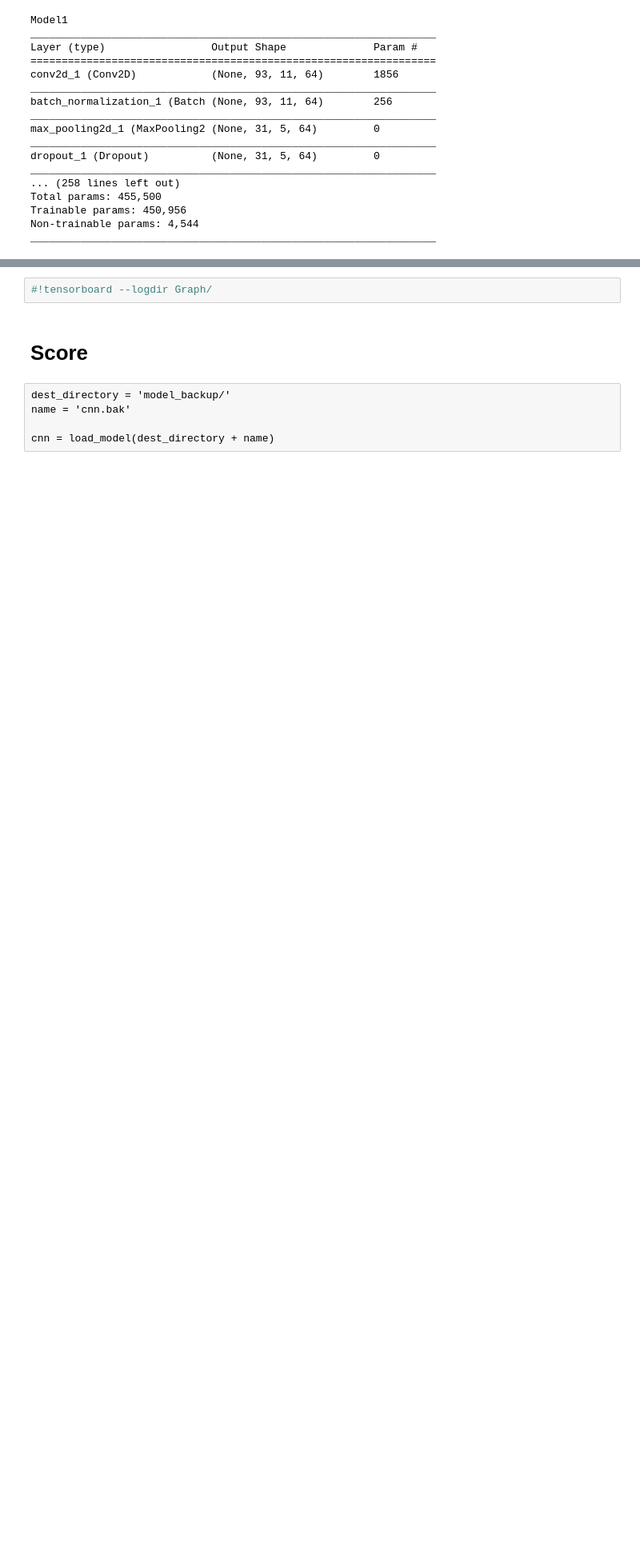
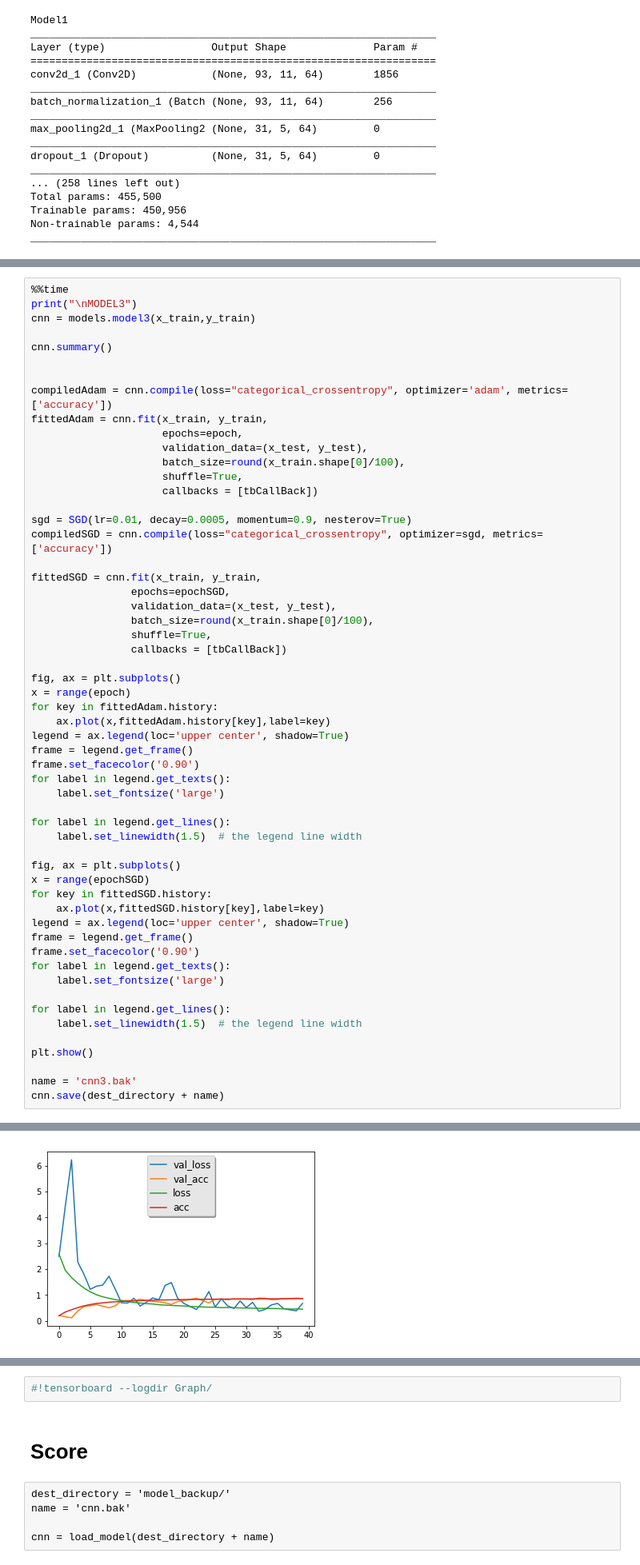
Before and after one commit to mrektor/HDA_speechCommand, a Jupyter notebook: Processing.ipynb, the cells around one changed output, grey strips where cells are left out. Shown at 80% size. Cells and saved outputs as stored; diff of their text form; blank space fills up the shorter version.

```diff
--- a/Processing.ipynb
+++ b/Processing.ipynb
@@ -215,0 +246,57 @@ plt.show()
+# %%
+%%time
+print("\nMODEL3")
+cnn = models.model3(x_train,y_train)
+
+cnn.summary()
+
+
+compiledAdam = cnn.compile(loss="categorical_crossentropy", optimizer='adam', metrics=['accuracy'])
+fittedAdam = cnn.fit(x_train, y_train,
+                     epochs=epoch,
+                     validation_data=(x_test, y_test),
+                     batch_size=round(x_train.shape[0]/100),
+                     shuffle=True,
+                     callbacks = [tbCallBack])
+
+sgd = SGD(lr=0.01, decay=0.0005, momentum=0.9, nesterov=True)
+compiledSGD = cnn.compile(loss="categorical_crossentropy", optimizer=sgd, metrics=['accuracy'])
+
+fittedSGD = cnn.fit(x_train, y_train,
+                epochs=epochSGD,
+                validation_data=(x_test, y_test),
+                batch_size=round(x_train.shape[0]/100),
+                shuffle=True,
+                callbacks = [tbCallBack])
+
+fig, ax = plt.subplots()
+x = range(epoch)
+for key in fittedAdam.history:
+    ax.plot(x,fittedAdam.history[key],label=key)
+legend = ax.legend(loc='upper center', shadow=True)
+frame = legend.get_frame()
+frame.set_facecolor('0.90')
+for label in legend.get_texts():
+    label.set_fontsize('large')
+
+for label in legend.get_lines():
+    label.set_linewidth(1.5)  # the legend line width
+
+fig, ax = plt.subplots()
+x = range(epochSGD)
+for key in fittedSGD.history:
+    ax.plot(x,fittedSGD.history[key],label=key)
+legend = ax.legend(loc='upper center', shadow=True)
+frame = legend.get_frame()
+frame.set_facecolor('0.90')
+for label in legend.get_texts():
+    label.set_fontsize('large')
+
+for label in legend.get_lines():
+    label.set_linewidth(1.5)  # the legend line width
+
+plt.show()
+
+name = 'cnn3.bak'
+cnn.save(dest_directory + name)
+# %% [output]
@@ -215,0 +321 @@ plt.show()
+[figure, added]
```
Also changed, not shown: parts of 8 cells of this notebook, 3 other files.
